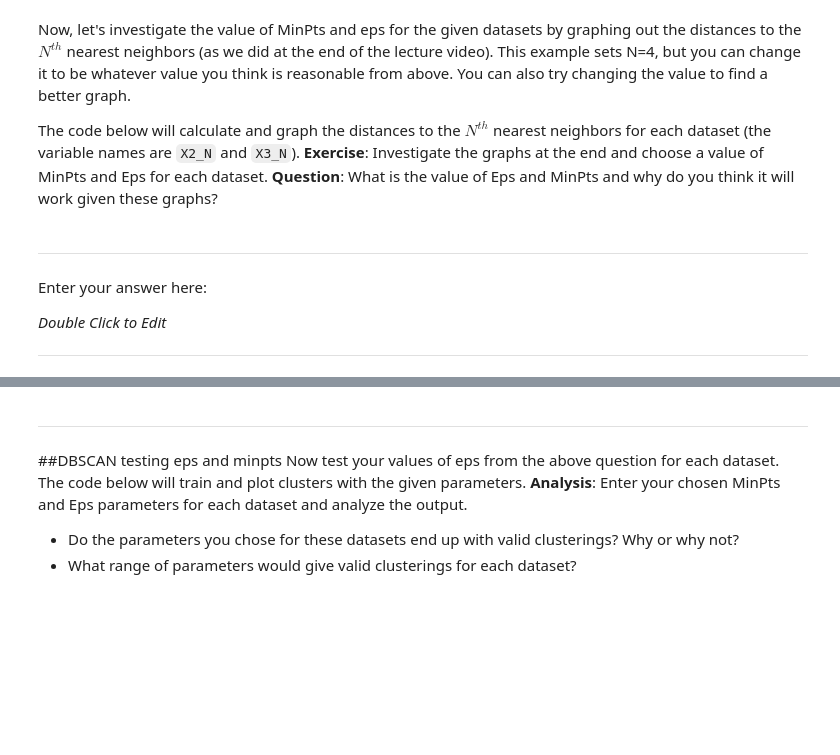
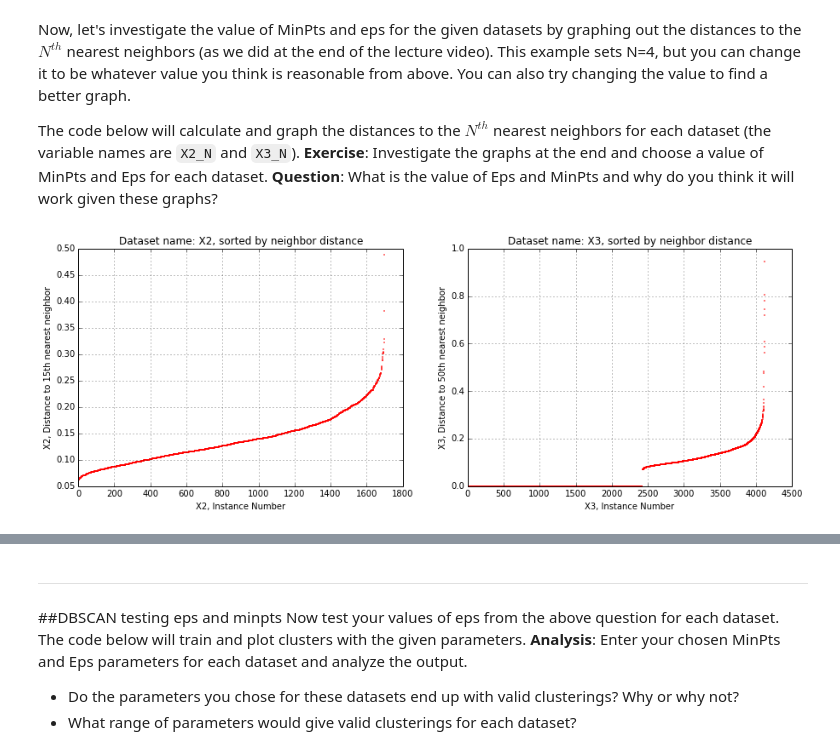
Before and after one commit to SpencerKaiser/DataMining, a Jupyter notebook: 00_InClassAssignments/04_ModuleFour/ICA4_DataMining.ipynb, the cells around one changed output, grey strips where cells are left out. Saved outputs shown, nothing was run; the diff lists cells and outputs as text; code cells hidden in the pictures; blank space fills up the shorter version.

```diff
--- a/00_InClassAssignments/04_ModuleFour/ICA4_DataMining.ipynb
+++ b/00_InClassAssignments/04_ModuleFour/ICA4_DataMining.ipynb
@@ -265,8 +284,8 @@ from sklearn.neighbors import kneighbors_graph
 
 #=======================================================
 # CHANGE THESE VALUES TO ADJUST MINPTS FOR EACH DATASET
-X2_N = 4
-X3_N = 4
+X2_N = 15
+X3_N = 50
 #=======================================================
 
 # create connectivity graphs before calcualting the hierarchy
@@ -276,38 +295,32 @@ X3_knn_graph = kneighbors_graph(X3, X3_N, mode='distance') # calculate distance
 N2 = X2_knn_graph.shape[0]
 X2_4nn_distances = np.zeros((N2,1))
 for i in range(N2):
     X2_4nn_distances[i] = X2_knn_graph[i,:].max()
 
 X2_4nn_distances = np.sort(X2_4nn_distances, axis=0)
 
 N3 = X3_knn_graph.shape[0]
 X3_4nn_distances = np.zeros((N3,1))
 for i in range(N2):
     X3_4nn_distances[i] = X3_knn_graph[i,:].max()
 
 X3_4nn_distances = np.sort(X3_4nn_distances, axis=0)
 
 plt.figure(figsize=(15,5))
 plt.subplot(1,2,1)
 plt.plot(range(N2), X2_4nn_distances, 'r.', markersize=2) #plot the data
 plt.title('Dataset name: X2, sorted by neighbor distance')
 plt.xlabel('X2, Instance Number')
 plt.ylabel('X2, Distance to {0}th nearest neighbor'.format(X2_N))
 plt.grid()
 
 plt.subplot(1,2,2)
 plt.plot(range(N3), X3_4nn_distances, 'r.', markersize=2) #plot the data
 plt.title('Dataset name: X3, sorted by neighbor distance')
 plt.xlabel('X3, Instance Number')
 plt.ylabel('X3, Distance to {0}th nearest neighbor'.format(X3_N))
 plt.grid()
 
 plt.show()
+# %% [output]
+[figure, added]
-# %% [markdown]
-___
-Enter your answer here:
-
-*Double Click to Edit*
-
-
-___
```
Also changed, not shown: parts of 16 cells of this notebook, 2 other files.
